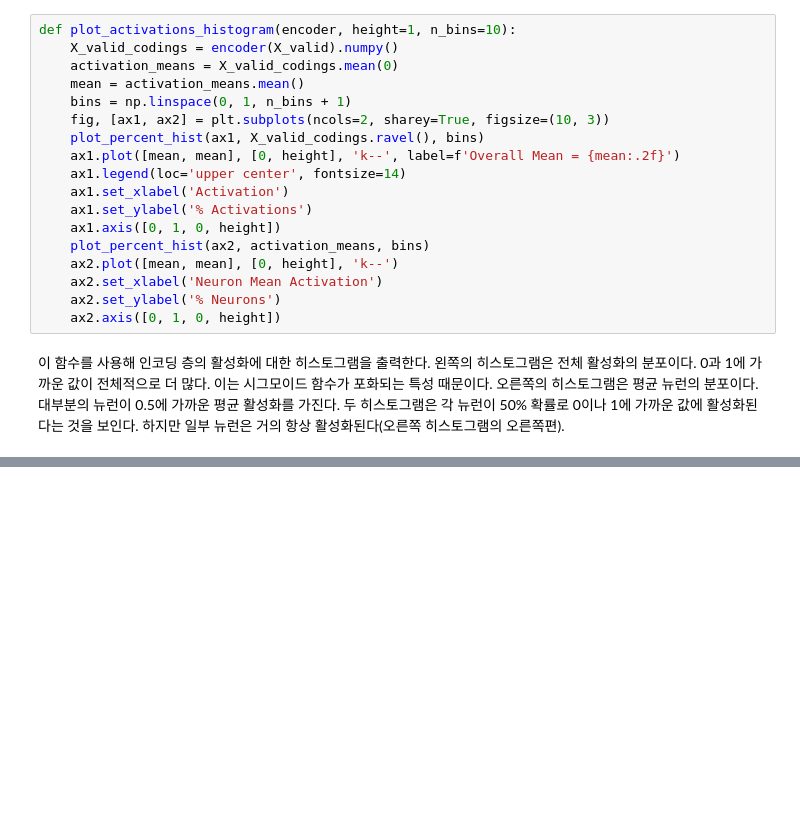
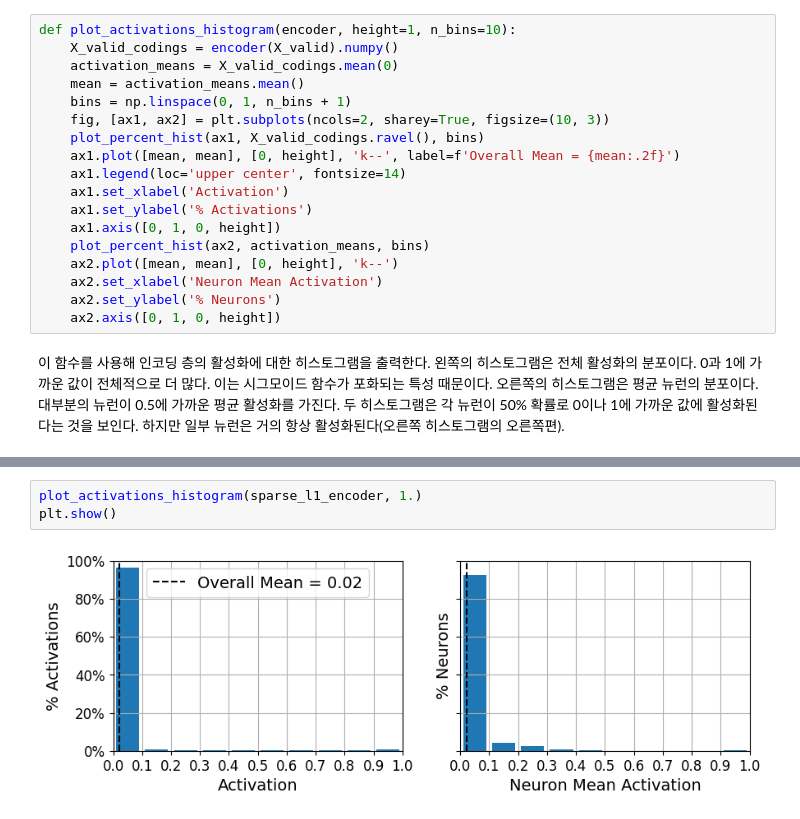
Before and after one commit to r0cd7b/autoencoders_and_gans, a Jupyter notebook: autoencoders_and_gans.ipynb, the cells around one changed output, grey strips where cells are left out. Cells and saved outputs as stored; diff of their text form; blank space fills up the shorter version.

```diff
--- a/autoencoders_and_gans.ipynb
+++ b/autoencoders_and_gans.ipynb
@@ -592,0 +641,5 @@ plt.show()
+# %%
+plot_activations_histogram(sparse_l1_encoder, 1.)
+plt.show()
+# %% [output]
+[figure, added]
```
Also changed, not shown: parts of 34 cells of this notebook, 6 other files.
